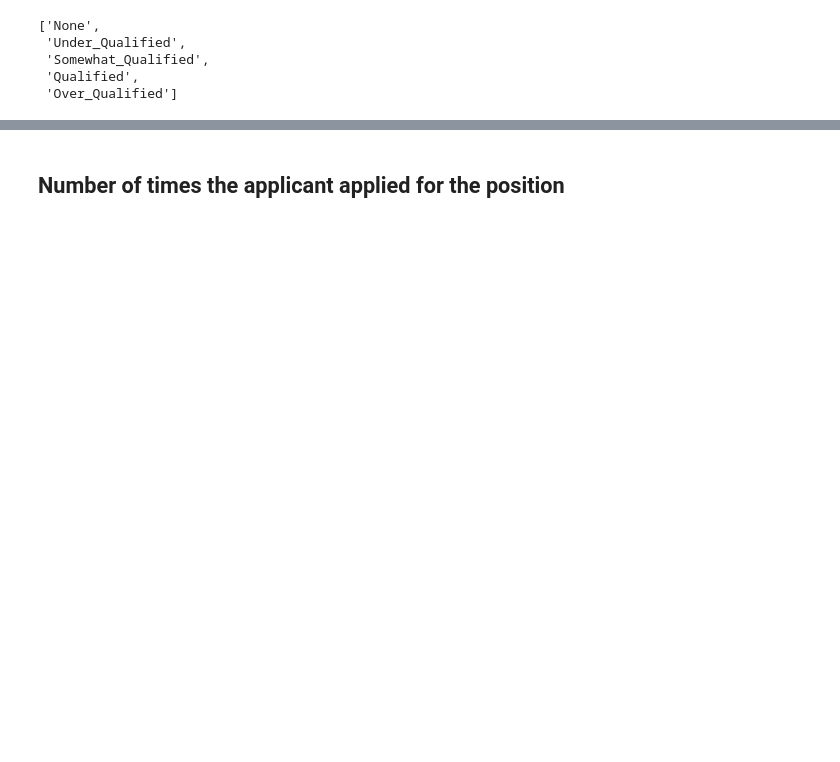
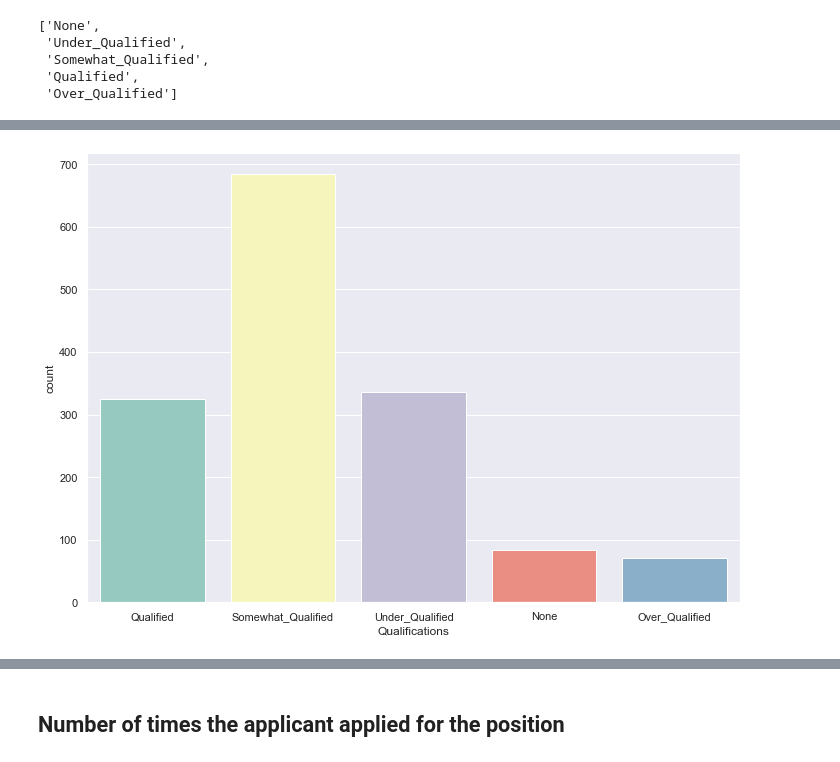
Before and after one commit to Deego88/Programming_for_Data_Analysis_Project_2020, a Jupyter notebook: Programming_for_Data_Analysis_Project_2020.ipynb, the cells around one changed output, grey strips where cells are left out. Saved outputs shown, nothing was run; the diff lists cells and outputs as text; code cells hidden in the pictures; blank space fills up the shorter version.

```diff
--- a/Programming_for_Data_Analysis_Project_2020.ipynb
+++ b/Programming_for_Data_Analysis_Project_2020.ipynb
@@ -219,0 +241,9 @@ array(['Somewhat_Qualified', 'Qualified', 'Somewhat_Qualified', ...,
+# %%
+# Create a DataFrame to view the Qualifications output
+df_1 = pd.DataFrame(Qual, columns=["Qualifications"])
+df_1
+
+# Add Second Variable to our Data Frame. This is probably the simplist way to add the new column.
+df_1.assign(Hours_Preparation= Hrs_prep)
+df_1 = df_1.assign(Hours_Preparation= Hrs_prep)
+df_1
@@ -219,0 +264,6 @@ array(['Somewhat_Qualified', 'Qualified', 'Somewhat_Qualified', ...,
+# %%
+# Create a countplot to illustrate the data better
+sns.countplot(x="Qualifications", data=df_1, palette="Set3",)
+plt.show()
+# %% [output]
+[figure, added]
```
Also changed, not shown: parts of 24 cells of this notebook, 1 other file.
